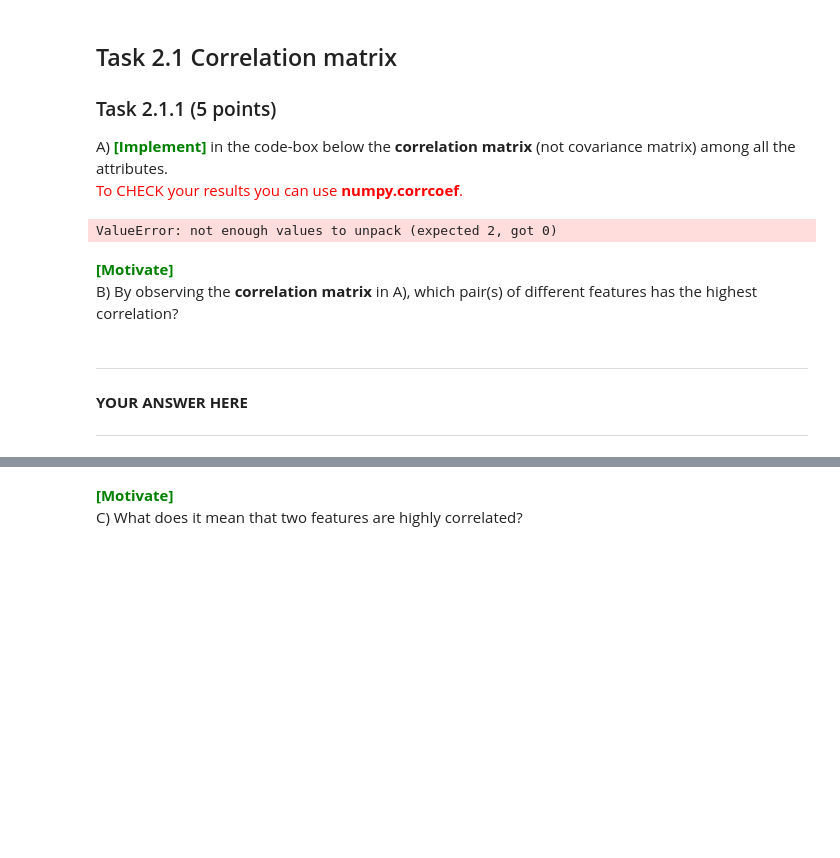
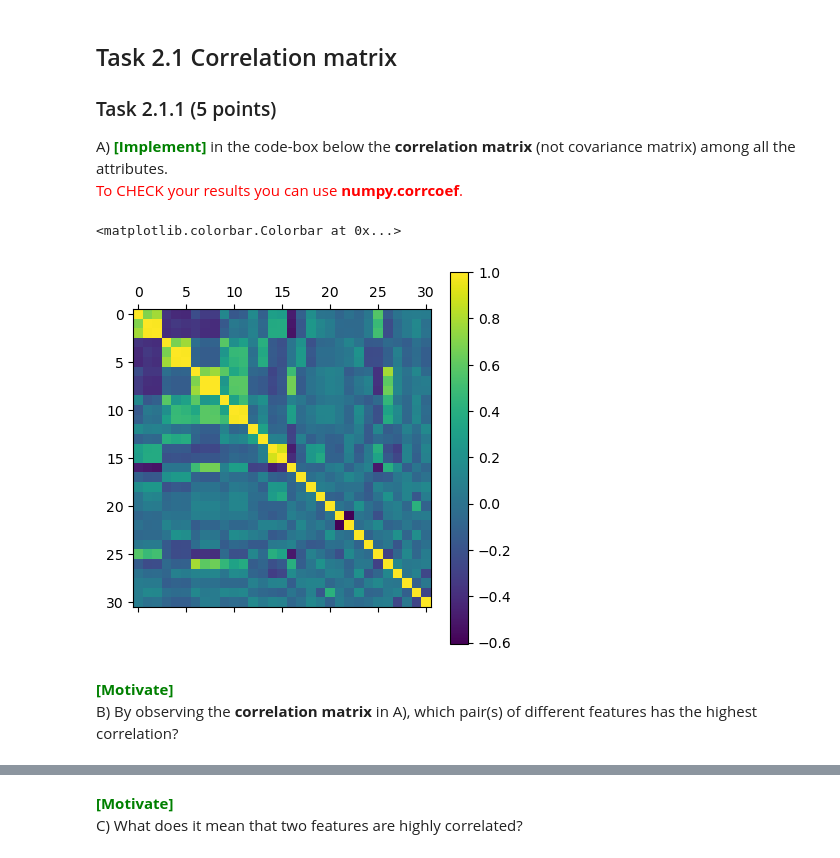
Before and after one commit to SofieHvid/dm2024-exercises-main, a Jupyter notebook: handins/handin1.ipynb, the cells around one changed output, grey strips where cells are left out. Drawn from its saved outputs; the diff is of its cells as text; code cells hidden in the pictures; blank space fills up the shorter version.

```diff
--- a/handins/handin1.ipynb
+++ b/handins/handin1.ipynb
@@ -714,26 +766,20 @@ toy.head()
 ### Task 2.1.1 (5 points)
 A) <span style='color: green'>**\[Implement\]**</span> in the code-box below the **correlation matrix** (not covariance matrix) among all the attributes. <br>
 <font color='red'>To CHECK your results you can use **numpy.corrcoef**.</font>
-# %%
-def correlation_matrix(X):
-    corr = None
-    # YOUR CODE HERE
-
-
-
-    # YOUR CODE HERE
-    return corr
-
-X = data_np
-Corr = correlation_matrix(X)
-plt.matshow(Corr)
-plt.colorbar()
-# %% [output]
-ValueError: not enough values to unpack (expected 2, got 0)
+# %%
+def correlation_matrix(X):
+    X = X - np.mean(X, axis=0) # Center data
+    S = (X.T @ X)/(len(X) - 1) # Covariance matrix
+    V = np.diag(np.diag(S)**(-0.5)) # 1/sqrt(var)
+    corr = V @ S @ V # Covariance to correllation cf. multivariate stat. (*)
+    return corr.astype(float)
+
+Corr = correlation_matrix(X)
+plt.matshow(Corr)
+plt.colorbar()
+# %% [output]
+<matplotlib.colorbar.Colorbar at 0x...>
+[figure, added]
 # %% [markdown]
 <span style='color: green'>**\[Motivate\]**</span><br>
 B) By observing the  **correlation matrix** in A), which pair(s) of different features has the highest correlation?
-# %% [markdown]
-*******************
-**YOUR ANSWER HERE**
-******************
```
Also changed, not shown: parts of 76 cells of this notebook, 2 other files.
